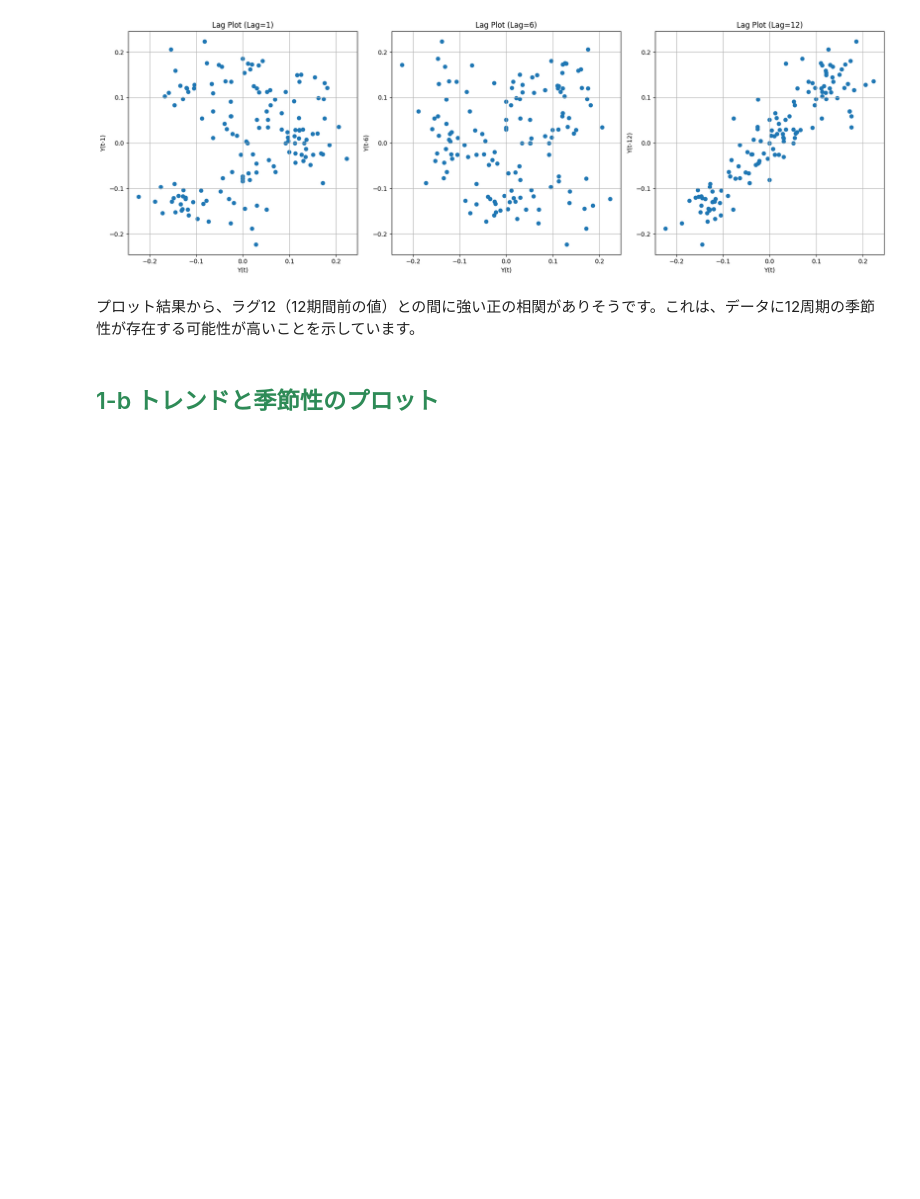
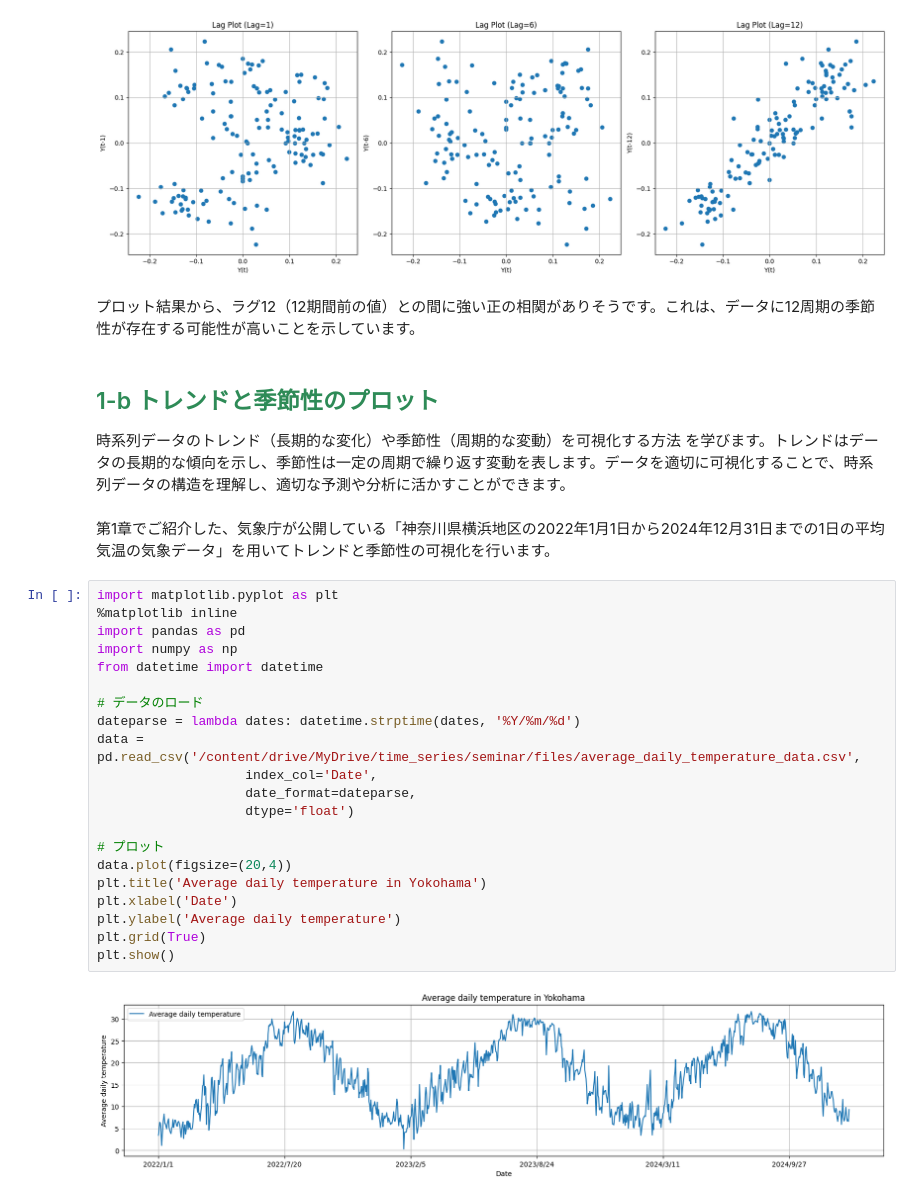
Before and after one commit to Mellon-Inc/ts-learning, a Jupyter notebook: Colab Notebooks/Time-series_No3.ipynb, the cells around one changed output. Cells and saved outputs as stored; diff of their text form; blank space fills up the shorter version.

```diff
--- a/Colab Notebooks/Time-series_No3.ipynb
+++ b/Colab Notebooks/Time-series_No3.ipynb
@@ -220,3 +220,29 @@ plt.show()
 プロット結果から、ラグ12（12期間前の値）との間に強い正の相関がありそうです。これは、データに12周期の季節性が存在する可能性が高いことを示しています。
 # %% [markdown]
 ## <font color="SeaGreen">1-b トレンドと季節性のプロット</font>
+時系列データのトレンド（長期的な変化）や季節性（周期的な変動）を可視化する方法 を学びます。トレンドはデータの長期的な傾向を示し、季節性は一定の周期で繰り返す変動を表します。データを適切に可視化することで、時系列データの構造を理解し、適切な予測や分析に活かすことができます。
+# %% [markdown]
+第1章でご紹介した、気象庁が公開している「神奈川県横浜地区の2022年1月1日から2024年12月31日までの1日の平均気温の気象データ」を用いてトレンドと季節性の可視化を行います。
+# %%
+import matplotlib.pyplot as plt
+%matplotlib inline
+import pandas as pd
+import numpy as np
+from datetime import datetime
+
+# データのロード
+dateparse = lambda dates: datetime.strptime(dates, '%Y/%m/%d')
+data = pd.read_csv('/content/drive/MyDrive/time_series/seminar/files/average_daily_temperature_data.csv',
+                   index_col='Date',
+                   date_format=dateparse,
+                   dtype='float')
+
+# プロット
+data.plot(figsize=(20,4))
+plt.title('Average daily temperature in Yokohama')
+plt.xlabel('Date')
+plt.ylabel('Average daily temperature')
+plt.grid(True)
+plt.show()
+# %% [output]
+[figure, added]
```
Also changed, not shown: parts of 11 cells of this notebook.
